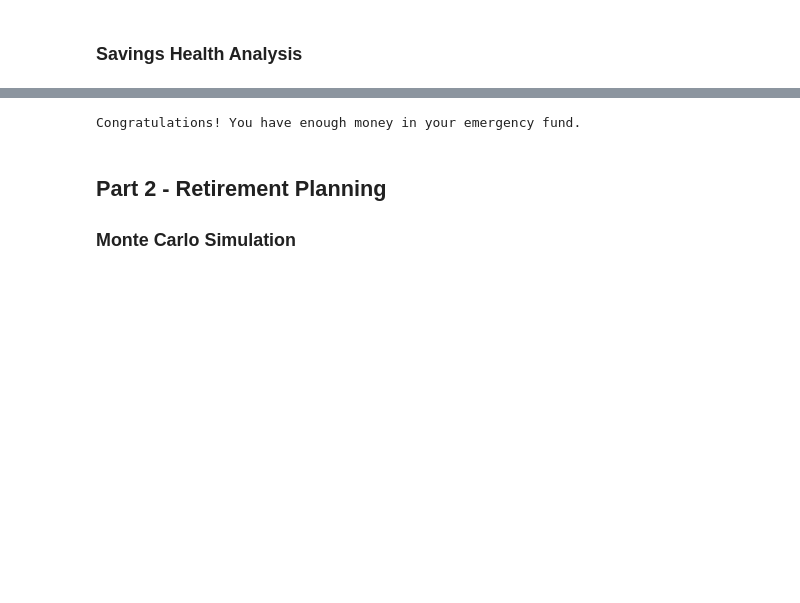
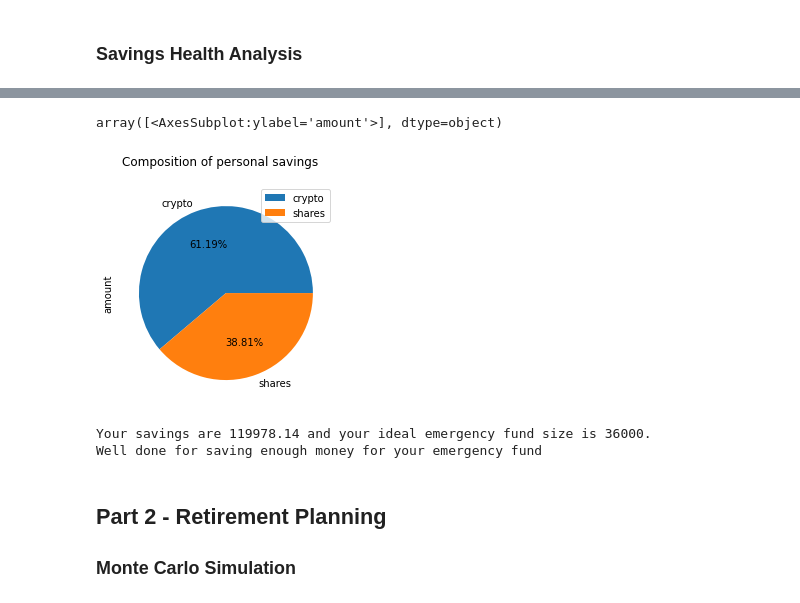
Before and after one commit to CascadingDoomPony/Personal_Finance_Planner, a Jupyter notebook: financial-planner.ipynb, the cells around one changed output, grey strips where cells are left out. Drawn from its saved outputs; the diff is of its cells as text; code cells hidden in the pictures; blank space fills up the shorter version.

```diff
--- a/financial-planner.ipynb
+++ b/financial-planner.ipynb
@@ -151,14 +154,31 @@ display(df_savings)
-# %%
-# Set ideal emergency fund
-emergency_fund = monthly_income * 3
-
-# Calculate total amount of savings
-# YOUR CODE HERE!
-
-# Validate saving health
-# YOUR CODE HERE!
-# %% [output]
-Congratulations! You have enough money in your emergency fund.
+# %%
+# Plot savings pie chart
+df_savings.plot(kind="pie", subplots=True, title="Composition of personal savings", autopct="%0.2f%%")
+# %% [output]
+array([<AxesSubplot:ylabel='amount'>], dtype=object)
+[figure, added]
+# %%
+# Set ideal emergency fund
+emergency_fund = monthly_income * 3
+
+# Calculate total amount of savings
+total_savings = crypto_value + shares_value
+
+# Validate saving health
+# If total savings are greater than the emergency fund, display a message congratulating the person for having enough money in this fund.
+# If total savings are equal to the emergency fund, display a message congratulating the person on reaching this financial goal.
+# If total savings are less than the emergency fund, display a message showing how many dollars away the person is from reaching the goal.
+# Print a leading info statement
+print(f"Your savings are {total_savings:.2f} and your ideal emergency fund size is {emergency_fund}.")
+if total_savings > emergency_fund:
+    print("Well done for saving enough money for your emergency fund")
+elif total_savings == emergency_fund:
+    print("Congratulations on reaching your financial goal")
+else:
+    print(f"You are short of your ideal emergency fund size by {emergency_fund - total_savings}")
+# %% [output]
+Your savings are 119978.14 and your ideal emergency fund size is 36000.
+Well done for saving enough money for your emergency fund
 # %% [markdown]
 ## Part 2 - Retirement Planning
 
```
Also changed, not shown: parts of 14 cells of this notebook.
